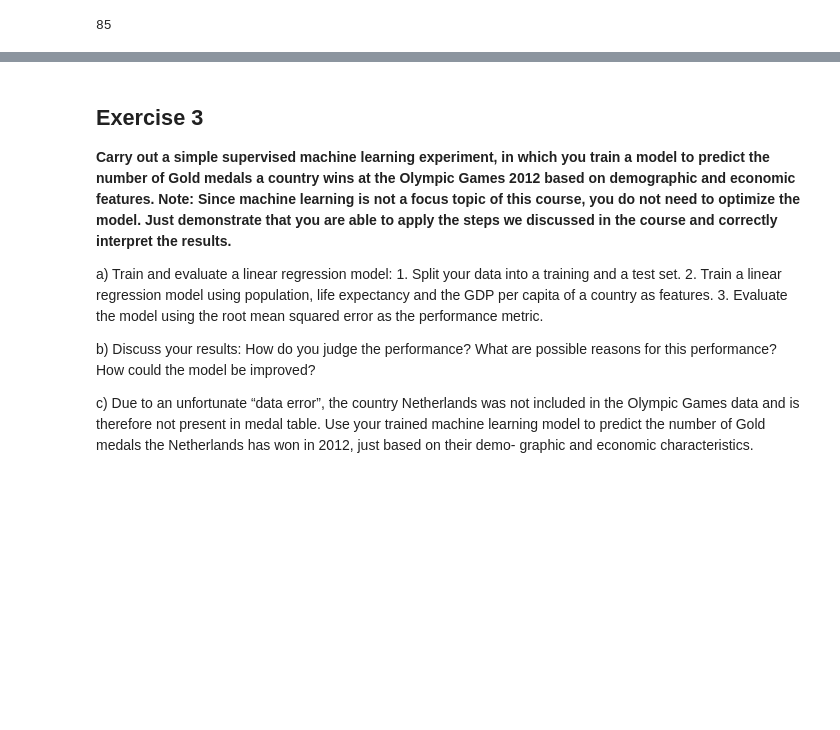
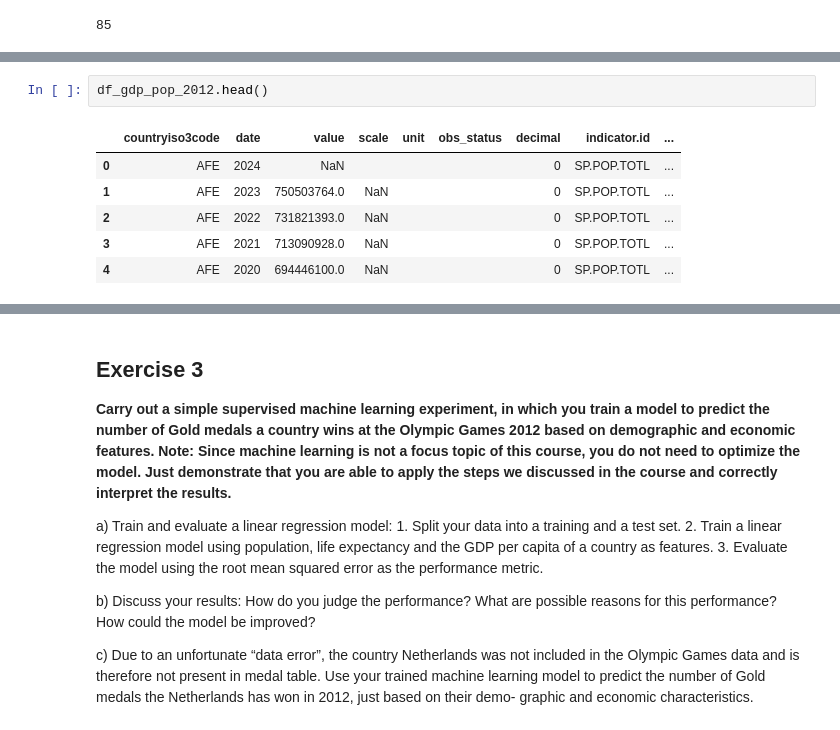
Before and after one commit to Metaphysicist1/Olympion, a Jupyter notebook: scripts/02_API_task.ipynb, the cells around one changed output, grey strips where cells are left out. Drawn from its saved outputs; the diff is of its cells as text; blank space fills up the shorter version.

```diff
--- a/scripts/02_API_task.ipynb
+++ b/scripts/02_API_task.ipynb
@@ -211,0 +225,9 @@ len(df.country_code.unique())
+# %%
+df_gdp_pop_2012.head()
+# %% [output]
+|  | countryiso3code | date | value | scale | unit | obs_status | decimal | indicator.id | ... |
+| 0 | AFE | 2024 | NaN |  |  |  | 0 | SP.POP.TOTL | ... |
+| 1 | AFE | 2023 | 750503764.0 | NaN |  |  | 0 | SP.POP.TOTL | ... |
+| 2 | AFE | 2022 | 731821393.0 | NaN |  |  | 0 | SP.POP.TOTL | ... |
+| 3 | AFE | 2021 | 713090928.0 | NaN |  |  | 0 | SP.POP.TOTL | ... |
+| 4 | AFE | 2020 | 694446100.0 | NaN |  |  | 0 | SP.POP.TOTL | ... |
```
Also changed, not shown: parts of 6 cells of this notebook.
